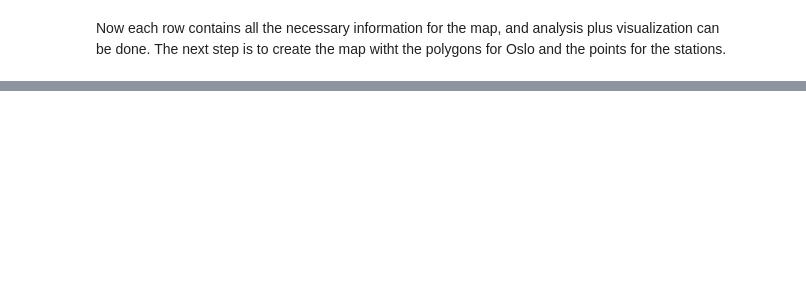
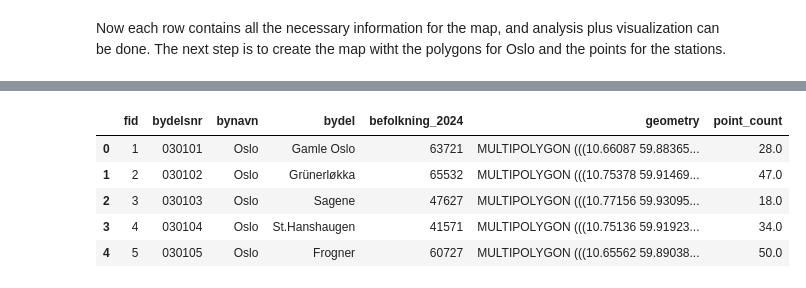
Before and after one commit to ivholmlu/GMGI221-oslo-bysykkel-analyse, a Jupyter notebook: preprocessing.ipynb, the cells around one changed output, grey strips where cells are left out. Saved outputs shown, nothing was run; the diff lists cells and outputs as text; code cells hidden in the pictures; blank space fills up the shorter version.

```diff
--- a/preprocessing.ipynb
+++ b/preprocessing.ipynb
@@ -114,0 +169,9 @@ ValueError: 'left_df' should be GeoDataFrame, got <class 'pandas.core.frame.Data
+# %%
+gdf_bydeler.head()
+# %% [output]
+|  | fid | bydelsnr | bynavn | bydel | befolkning_2024 | geometry | point_count |
+| 0 | 1 | 030101 | Oslo | Gamle Oslo | 63721 | MULTIPOLYGON (((10.66087 59.88365... | 28.0 |
+| 1 | 2 | 030102 | Oslo | Grünerløkka | 65532 | MULTIPOLYGON (((10.75378 59.91469... | 47.0 |
+| 2 | 3 | 030103 | Oslo | Sagene | 47627 | MULTIPOLYGON (((10.77156 59.93095... | 18.0 |
+| 3 | 4 | 030104 | Oslo | St.Hanshaugen | 41571 | MULTIPOLYGON (((10.75136 59.91923... | 34.0 |
+| 4 | 5 | 030105 | Oslo | Frogner | 60727 | MULTIPOLYGON (((10.65562 59.89038... | 50.0 |
```
Also changed, not shown: parts of 20 cells of this notebook.
